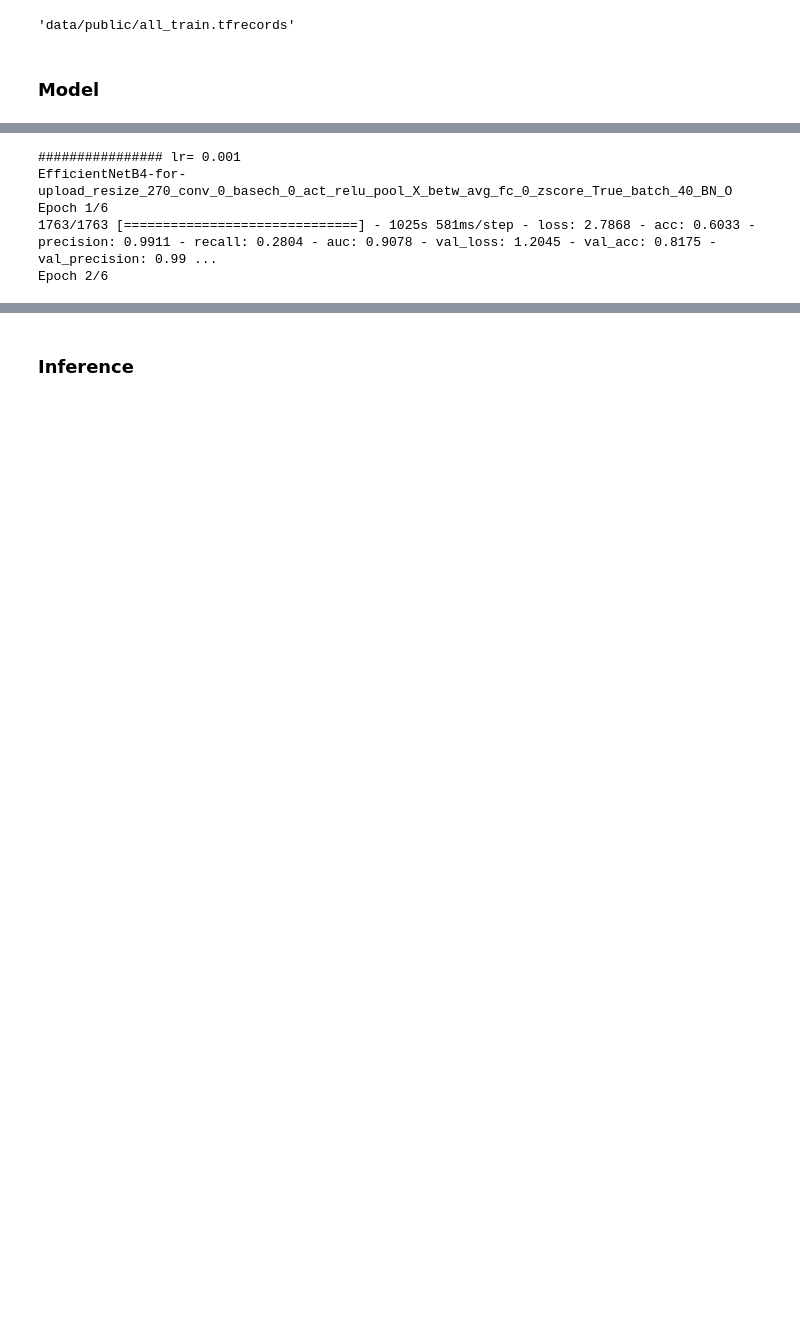
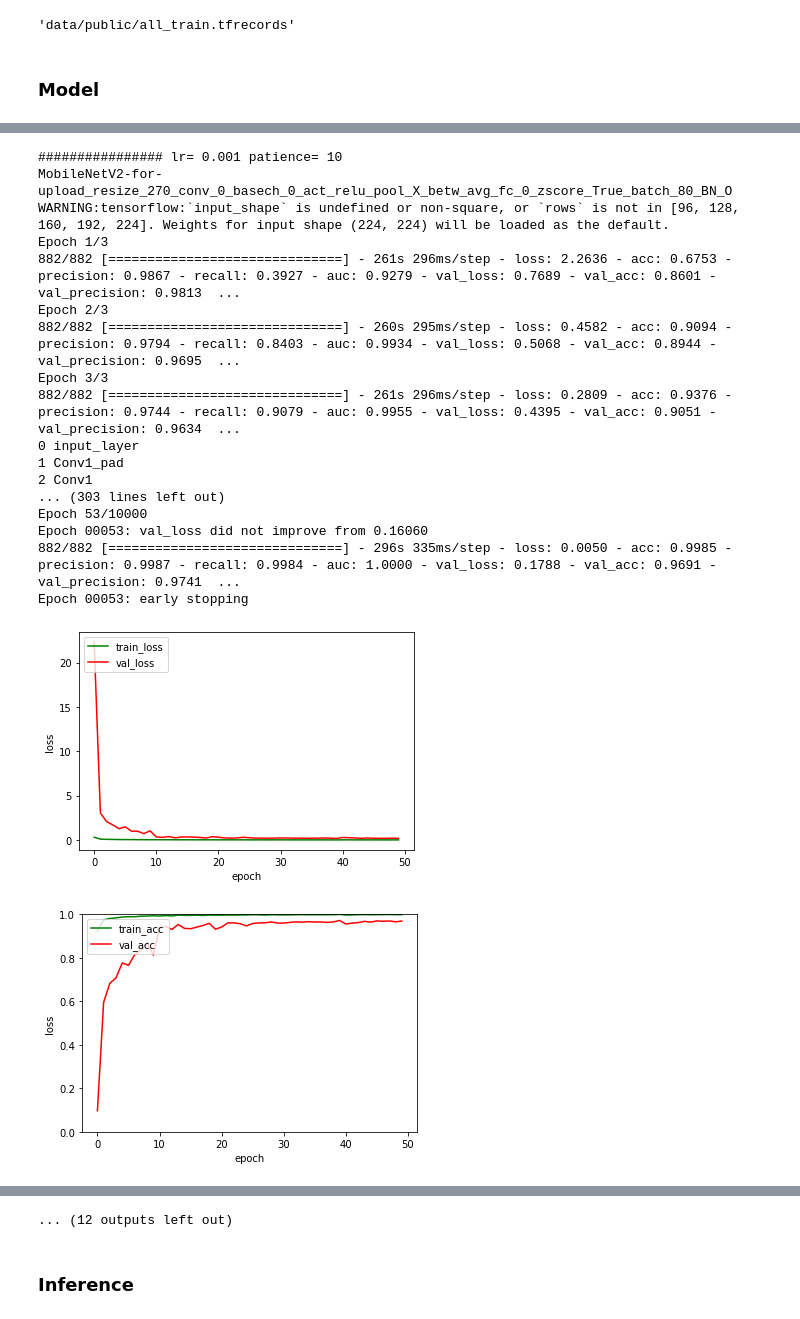
Before and after one commit to thjeong/dacon_202011_classify_landmarks, a Jupyter notebook: 20201112_MobileNetV2_3lrs.ipynb, the cells around one changed output, grey strips where cells are left out. Saved outputs shown, nothing was run; the diff lists cells and outputs as text; code cells hidden in the pictures; blank space fills up the shorter version.

```diff
--- a/20201112_MobileNetV2_3lrs.ipynb
+++ b/20201112_MobileNetV2_3lrs.ipynb
@@ -57,7 +57,7 @@ config = {
     'is_dropout': False,
     'dropout_rate': 0.5,
 
-    'batch_size': 80
+    'batch_size': 80,
     'buffer_size': 256,
     'loss': 'CategoricalCrossentropy',
 
@@ -227,7 +227,8 @@ ________________________________________________________________________________
 model_base_path = data_base_path
 model_checkpoint_path = pth.join(model_base_path, 'checkpoint')
 # %%
-for LEARNING_RATE in [1e-3, 1e-4, 1e-5]:
+PATIENCE = 10
+for LEARNING_RATE in [1e-3, 1e-4, 1e-5, 1e-6]:
 #     conv_comb, activation, base_channel, between_type, fc_num, batch_size = (0,), 'relu', 0, 'avg', 0, 32
 #     config['conv']['conv_num'] = conv_comb
 #     config['conv']['base_channel'] = base_channel
@@ -256,7 +257,7 @@ for LEARNING_RATE in [1e-3, 1e-4, 1e-5]:
         base += '_BN'+'_X'
 
     model_name = base
-    print('################', 'lr=', LEARNING_RATE)
+    print('################', 'lr=', LEARNING_RATE, 'patience=', PATIENCE)
     print(model_name)
 
     ### Define dataset
@@ -336,7 +337,7 @@ for LEARNING_RATE in [1e-3, 1e-4, 1e-5]:
         period=1, save_best_only=True,
         monitor='val_loss'
     )
-    es = EarlyStopping(monitor='val_loss', verbose=1, patience=10)
+    es = EarlyStopping(monitor='val_loss', verbose=1, patience=PATIENCE)
 
     hist = model.fit(
         x=dataset, epochs=config['num_epoch'],
@@ -368,35 +369,51 @@ for LEARNING_RATE in [1e-3, 1e-4, 1e-5]:
         plt.cla()
         plt.clf()
         plt.close('all')
 
     np.savez_compressed(pth.join(visualization_path, 'learning_curve'),
                         loss=hist.history['loss'],
                         val_loss=hist.history['val_loss'],
                         acc=hist.history['acc'],
                         val_acc=hist.history['val_acc'],
                         precision=hist.history['precision'],
                         vaval_precisionl_mae=hist.history['val_precision'],
                         recall=hist.history['recall'],
                         val_recall=hist.history['val_recall'],
                         auc=hist.history['auc'],
                         val_auc=hist.history['val_auc']
                         )
 
     model.save(pth.join(model_path, '000000_last.hdf5'))
     K.clear_session()
     del(model)
 
     model_analysis_base_path = pth.join(model_base_path, 'analysis', model_name)
     with open(pth.join(model_analysis_base_path, 'config.json'), 'w') as f:
         json.dump(config, f)
 
     chk_name_list = sorted([name for name in os.listdir(model_path) if name != '000000_last.hdf5'])
     for chk_name in chk_name_list[:-5]:
         os.remove(pth.join(model_path, chk_name))
     # clear_output()
+
+    PATIENCE -= 2
 # %% [output]
-################ lr= 0.001
-EfficientNetB4-for-upload_resize_270_conv_0_basech_0_act_relu_pool_X_betw_avg_fc_0_zscore_True_batch_40_BN_O
-Epoch 1/6
-1763/1763 [==============================] - 1025s 581ms/step - loss: 2.7868 - acc: 0.6033 - precision: 0.9911 - recall: 0.2804 - auc: 0.9078 - val_loss: 1.2045 - val_acc: 0.8175 - val_precision: 0.99 ...
-Epoch 2/6
+################ lr= 0.001 patience= 10
+MobileNetV2-for-upload_resize_270_conv_0_basech_0_act_relu_pool_X_betw_avg_fc_0_zscore_True_batch_80_BN_O
+WARNING:tensorflow:`input_shape` is undefined or non-square, or `rows` is not in [96, 128, 160, 192, 224]. Weights for input shape (224, 224) will be loaded as the default.
+Epoch 1/3
+882/882 [==============================] - 261s 296ms/step - loss: 2.2636 - acc: 0.6753 - precision: 0.9867 - recall: 0.3927 - auc: 0.9279 - val_loss: 0.7689 - val_acc: 0.8601 - val_precision: 0.9813  ...
+Epoch 2/3
+882/882 [==============================] - 260s 295ms/step - loss: 0.4582 - acc: 0.9094 - precision: 0.9794 - recall: 0.8403 - auc: 0.9934 - val_loss: 0.5068 - val_acc: 0.8944 - val_precision: 0.9695  ...
+Epoch 3/3
+882/882 [==============================] - 261s 296ms/step - loss: 0.2809 - acc: 0.9376 - precision: 0.9744 - recall: 0.9079 - auc: 0.9955 - val_loss: 0.4395 - val_acc: 0.9051 - val_precision: 0.9634  ...
+0 input_layer
+1 Conv1_pad
+2 Conv1
+... (303 lines left out)
+Epoch 53/10000
+Epoch 00053: val_loss did not improve from 0.16060
+882/882 [==============================] - 296s 335ms/step - loss: 0.0050 - acc: 0.9985 - precision: 0.9987 - recall: 0.9984 - auc: 1.0000 - val_loss: 0.1788 - val_acc: 0.9691 - val_precision: 0.9741  ...
+Epoch 00053: early stopping
+[figure, added]
+[figure, added]
@@ -403,3 +445,4 @@ Epoch 2/6
+... (12 outputs left out)
 # %% [markdown]
 ### Inference
 # %%
```
Also changed, not shown: parts of 5 cells of this notebook, 9 other files.
